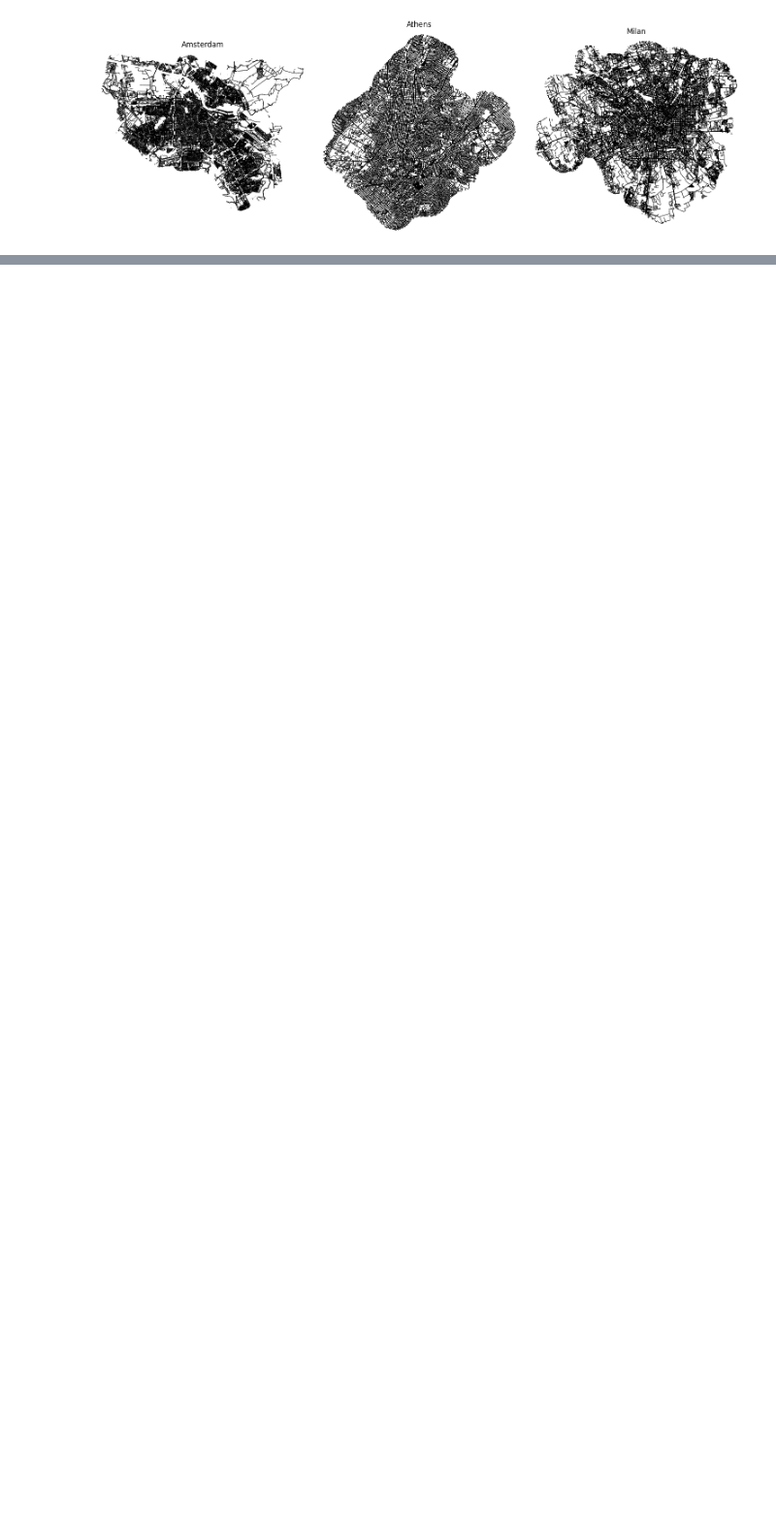
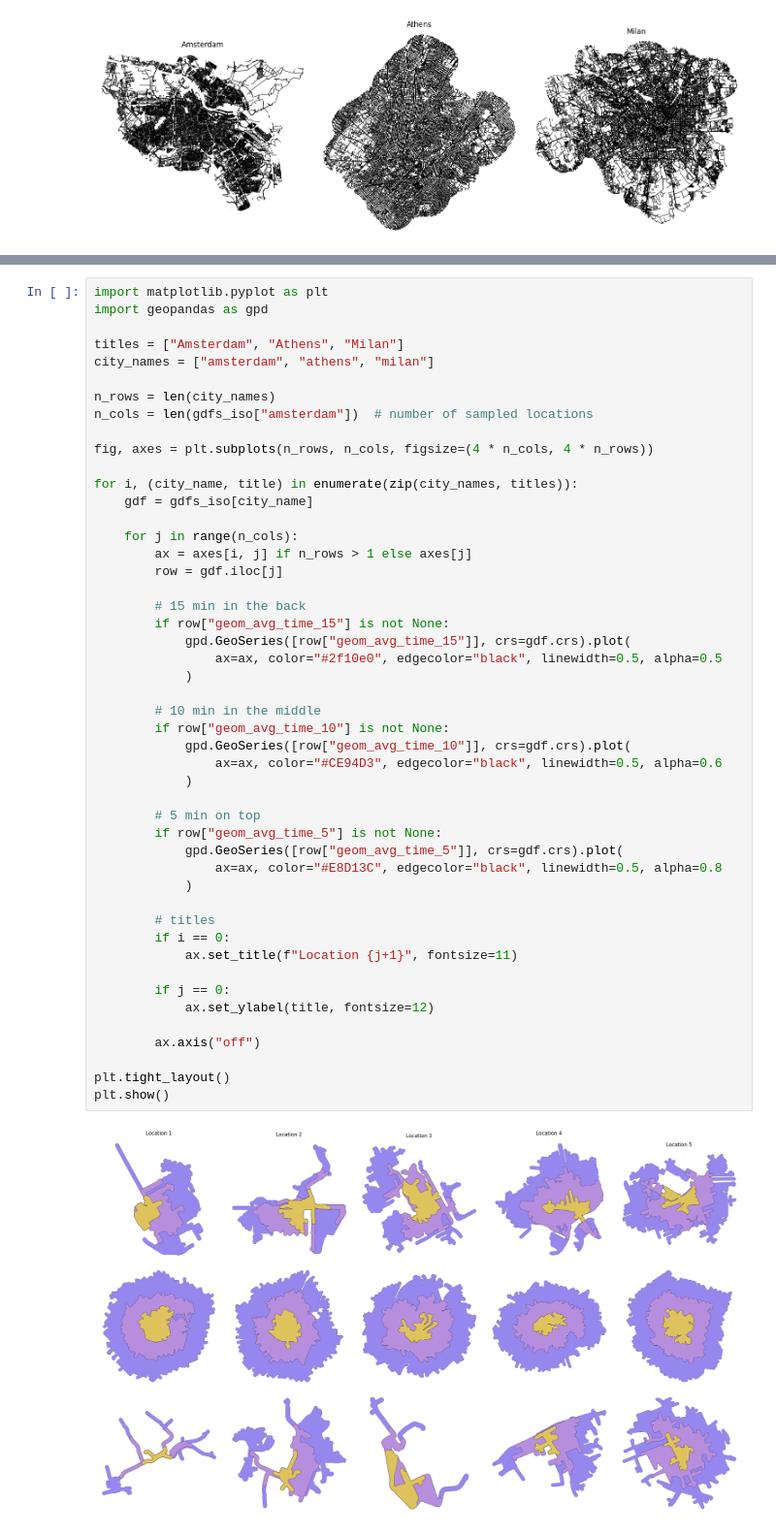
Before and after one commit to TransformTransport/accessX, a Jupyter notebook: notebooks/case_study_areas_networks_isochrones.ipynb, the cells around one changed output, grey strips where cells are left out. Shown at 97% size. Saved outputs shown, nothing was run; the diff lists cells and outputs as text; blank space fills up the shorter version.

```diff
--- a/notebooks/case_study_areas_networks_isochrones.ipynb
+++ b/notebooks/case_study_areas_networks_isochrones.ipynb
@@ -233,0 +263,50 @@ gdfs_iso["milan"]
+# %%
+import matplotlib.pyplot as plt
+import geopandas as gpd
+
+titles = ["Amsterdam", "Athens", "Milan"]
+city_names = ["amsterdam", "athens", "milan"]
+
+n_rows = len(city_names)
+n_cols = len(gdfs_iso["amsterdam"])  # number of sampled locations
+
+fig, axes = plt.subplots(n_rows, n_cols, figsize=(4 * n_cols, 4 * n_rows))
+
+for i, (city_name, title) in enumerate(zip(city_names, titles)):
+    gdf = gdfs_iso[city_name]
+
+    for j in range(n_cols):
+        ax = axes[i, j] if n_rows > 1 else axes[j]
+        row = gdf.iloc[j]
+
+        # 15 min in the back
+        if row["geom_avg_time_15"] is not None:
+            gpd.GeoSeries([row["geom_avg_time_15"]], crs=gdf.crs).plot(
+                ax=ax, color="#2f10e0", edgecolor="black", linewidth=0.5, alpha=0.5
+            )
+
+        # 10 min in the middle
+        if row["geom_avg_time_10"] is not None:
+            gpd.GeoSeries([row["geom_avg_time_10"]], crs=gdf.crs).plot(
+                ax=ax, color="#CE94D3", edgecolor="black", linewidth=0.5, alpha=0.6
+            )
+
+        # 5 min on top
+        if row["geom_avg_time_5"] is not None:
+            gpd.GeoSeries([row["geom_avg_time_5"]], crs=gdf.crs).plot(
+                ax=ax, color="#E8D13C", edgecolor="black", linewidth=0.5, alpha=0.8
+            )
+
+        # titles
+        if i == 0:
+            ax.set_title(f"Location {j+1}", fontsize=11)
+
+        if j == 0:
+            ax.set_ylabel(title, fontsize=12)
+
+        ax.axis("off")
+
+plt.tight_layout()
+plt.show()
+# %% [output]
+[figure, added]
```
Also changed, not shown: parts of 4 cells of this notebook, 3 other files.
